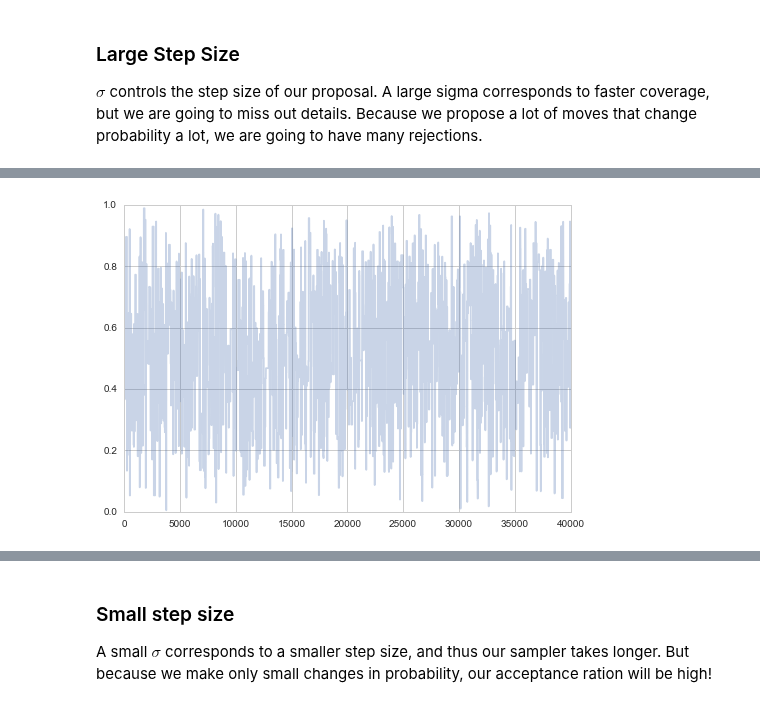
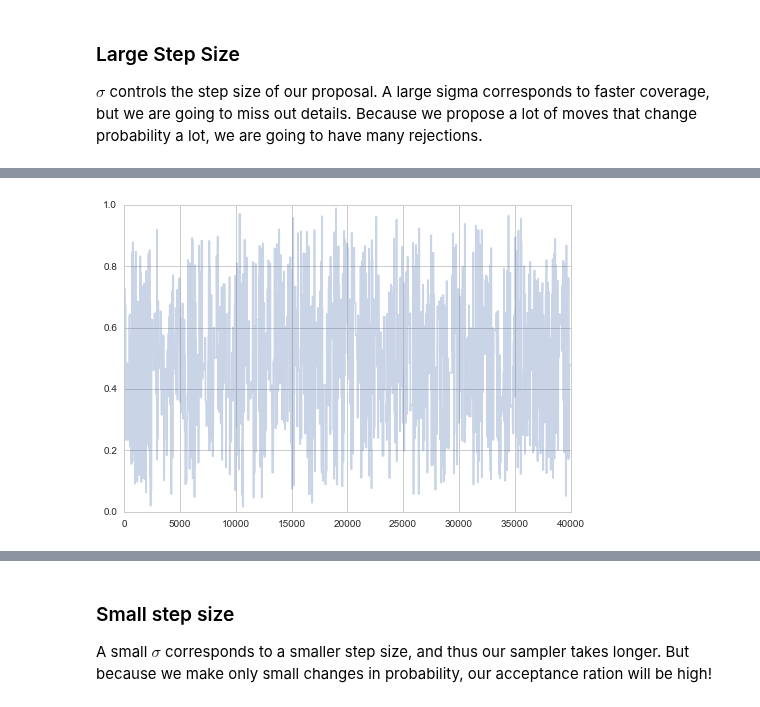
Before and after one commit to namwkim/2017, a Jupyter notebook: wiki/convergenceandcoverage.ipynb, the cells around one changed output, grey strips where cells are left out. Drawn from its saved outputs; the diff is of its cells as text; code cells hidden in the pictures.

```diff
--- a/wiki/convergenceandcoverage.ipynb
+++ b/wiki/convergenceandcoverage.ipynb
@@ -158,6 +166,6 @@ starting point was  0.6446501600998319 accepted 0.02989
 # %% [markdown]
 ![](images/largestep.png)
 # %%
-plt.plot(samps2[:2*burnin], alpha=0.3);
+plt.plot(samps2[-2*burnin:], alpha=0.3);
 # %% [output]
-[figure, old version]
+[figure, new version]
```
Also changed, not shown: parts of 22 cells of this notebook, 21 other files.
